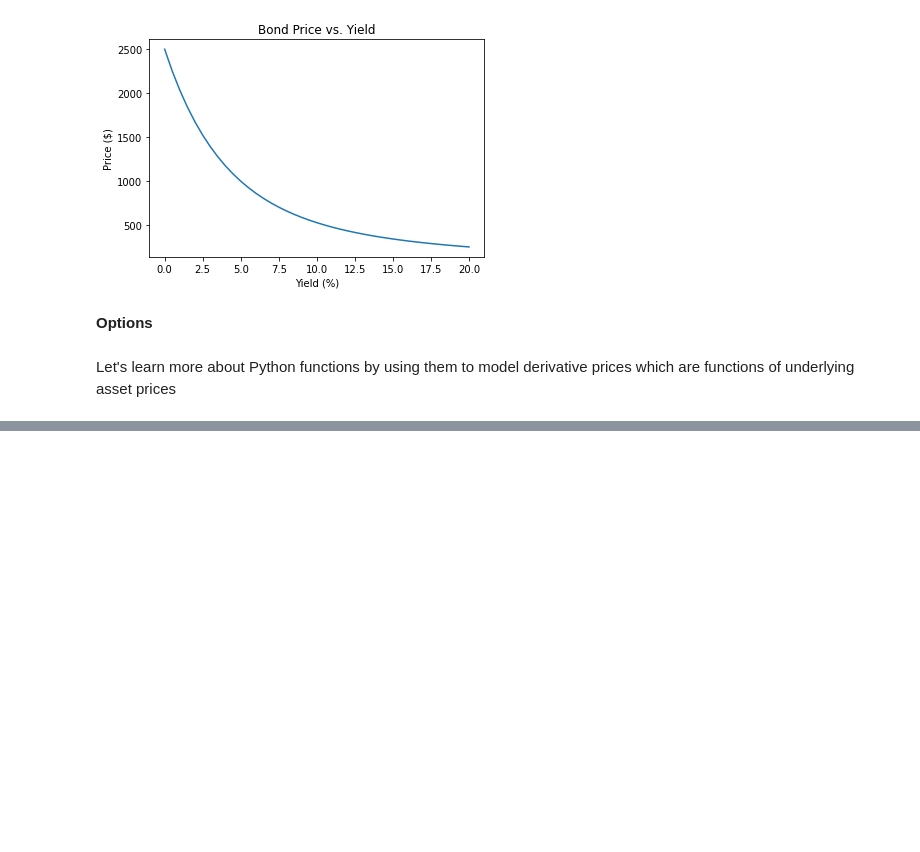
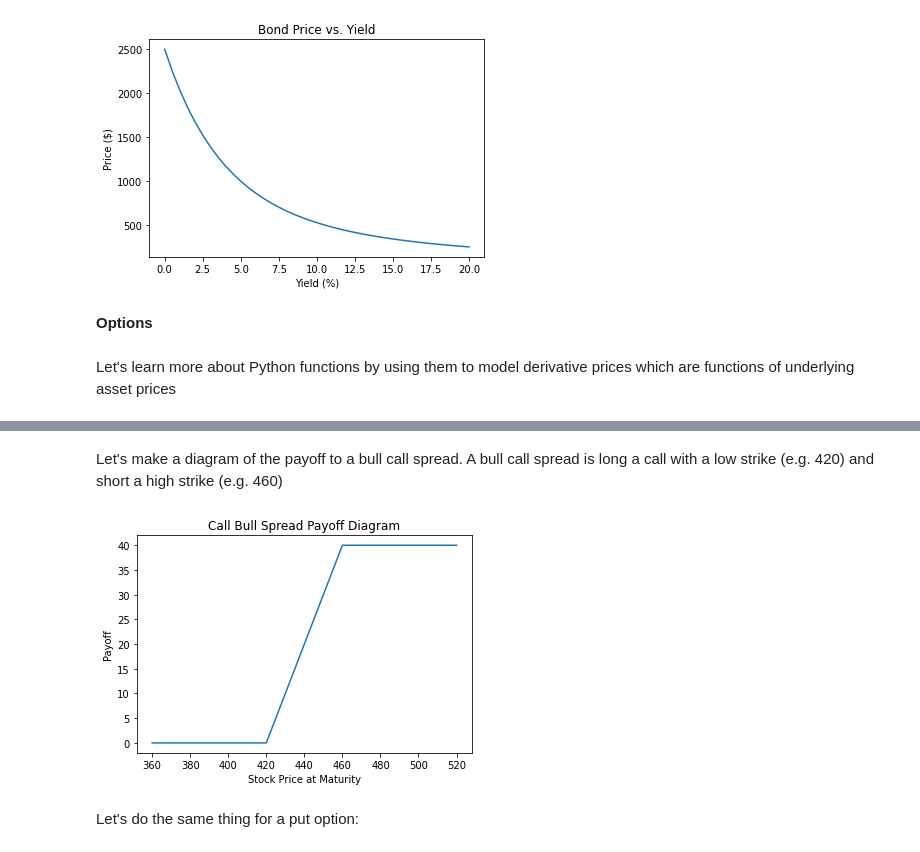
Before and after one commit to thefinancetutor/python-tutorial-colab, a Jupyter notebook: Lecture_01.ipynb, the cells around one changed output, grey strips where cells are left out. Cells and saved outputs as stored; diff of their text form; code cells hidden in the pictures; blank space fills up the shorter version.

```diff
--- a/Lecture_01.ipynb
+++ b/Lecture_01.ipynb
@@ -167,0 +201,12 @@ Let's learn more about Python functions by using them to model derivative prices
+# %% [markdown]
+Let's make a diagram of the payoff to a bull call spread. A bull call spread is long a call with a low strike (e.g. 420) and short a high strike (e.g. 460)
+# %%
+plt.plot(S, call_payoff(S,K1)-call_payoff(S,K3))
+plt.title('Call Bull Spread Payoff Diagram')
+plt.xlabel('Stock Price at Maturity')
+plt.ylabel('Payoff')
+plt.show()
+# %% [output]
+[figure, added]
+# %% [markdown]
+Let's do the same thing for a put option:
```
Also changed, not shown: parts of 12 cells of this notebook.
